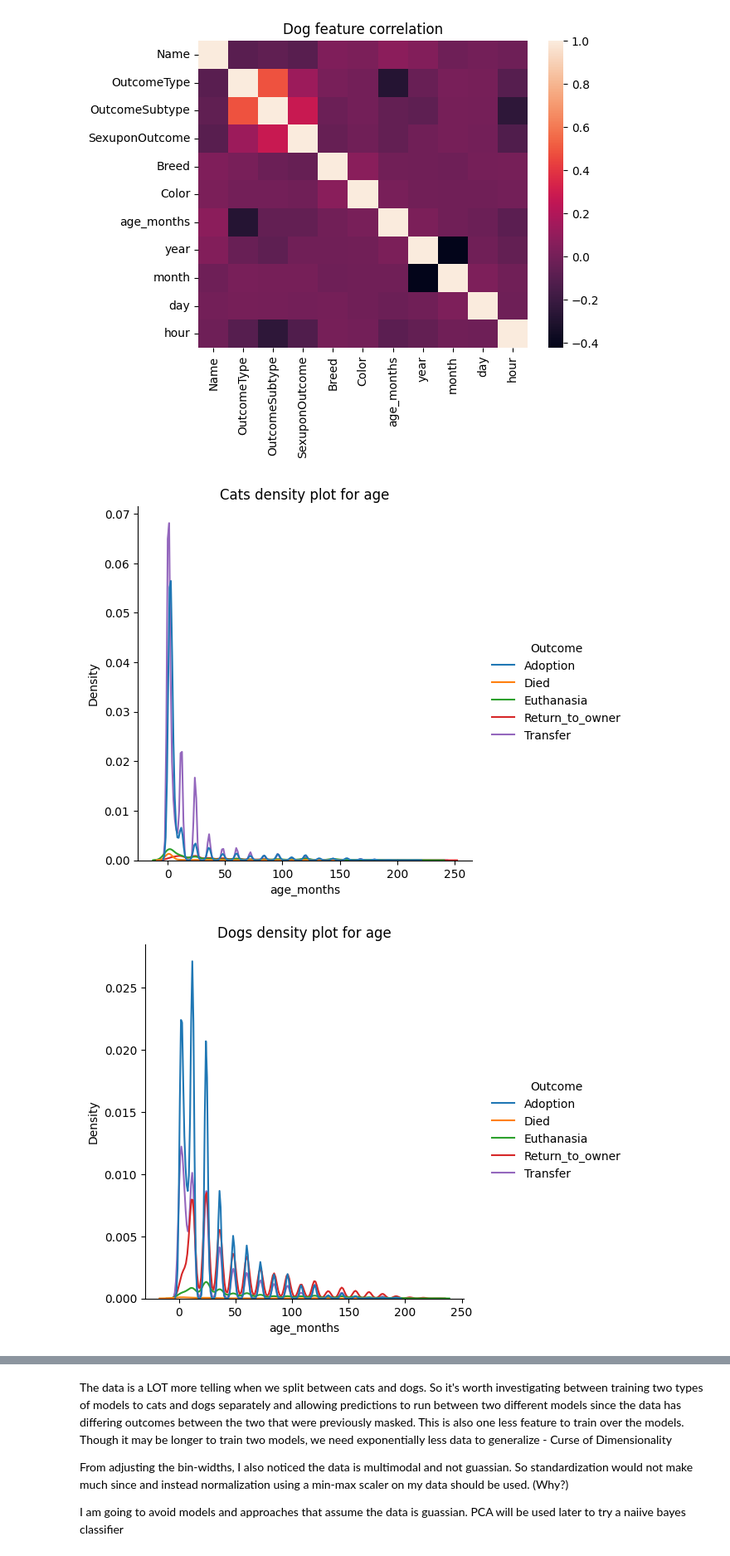
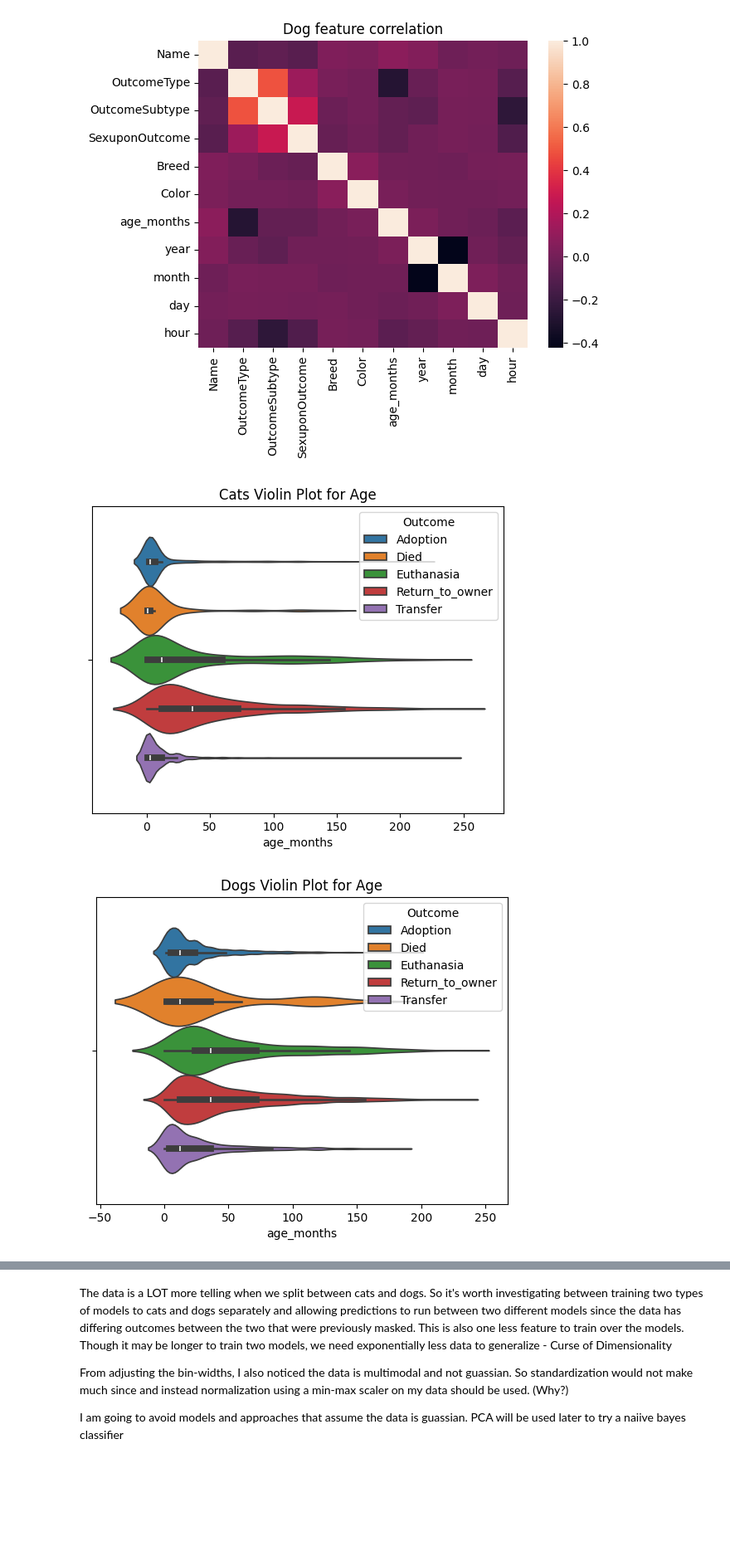
Before and after one commit to xVoidDevilx/ml-cs-ut, a Jupyter notebook: animal_shelter_ML.ipynb, the cells around one changed output, grey strips where cells are left out. Shown at 83% size. Drawn from its saved outputs; the diff is of its cells as text; code cells hidden in the pictures; blank space fills up the shorter version.

```diff
--- a/animal_shelter_ML.ipynb
+++ b/animal_shelter_ML.ipynb
@@ -579,6 +578,9 @@ sns.heatmap(corr)
 Looks like the outcome type is more correlated with outcome subtype and age. However, the outcome subtype is HEAVILY imbalanced. So not much can be concluded from the heat map alone
 # %%
 traindf['Outcome'] = unique_outcome_train[traindf['OutcomeType']]
-sns.countplot(traindf, x='SexuponOutcome', hue='Outcome')
+traindf['Sex'] = unique_sex_train[traindf['SexuponOutcome']]
+sns.countplot(traindf, x='Sex', stat='percent', hue='Outcome')
+plt.xticks(rotation=15)
+plt.title('Sex Relation to Outcome')
 plt.show()
 # %% [output]
@@ -619,8 +624,7 @@ sns.violinplot(data=traindf, x='hour', palette='dark:blue', hue='Outcome')
 [figure]
 # %%
 traindf['Subtype'] = unique_subtype_train[traindf['OutcomeSubtype']]
-sns.countplot(data=traindf, x='Subtype', hue='Outcome')
-plt.xticks(rotation=90)
-plt.yscale('log')
-traindf = traindf.drop(columns=["Subtype"])
+sns.countplot(data=traindf, y='Subtype', stat='count', hue='Outcome')
+plt.xscale('log')
+plt.title('Animal History Explaining Outcome')
 # %% [output]
@@ -628,2 +632,0 @@ traindf = traindf.drop(columns=["Subtype"])
-# %%
-traindf = traindf.drop(columns=['Outcome'])
@@ -658,23 +679,17 @@ plt.show()
 [figure]
 # %%
 # So that same hues get used across plots, sort
-cats['Outcome'] = unique_outcome_train[cats['OutcomeType']]
-dogs['Outcome'] = unique_outcome_train[dogs['OutcomeType']]
-
 cats.sort_values(by='Outcome', ascending=True, inplace=True)
 dogs.sort_values(by='Outcome', ascending=True, inplace=True)
 
-#binwidth set to 12 months for visualization
-sns.displot(cats, x='age_months', kind='kde', bw_adjust=0.3,
-            hue='Outcome')
-plt.title('Cats density plot for age')
+sns.violinplot(cats, x='age_months', hue='Outcome')
+plt.title('Cats Violin Plot for Age')
 plt.show()
-#binwidth set to 12 months for visualization
-sns.displot(dogs, x='age_months', kind='kde', bw_adjust=0.3,
-            hue='Outcome')
-plt.title('Dogs density plot for age')
+
+sns.violinplot(dogs, x='age_months', hue='Outcome')
+plt.title('Dogs Violin Plot for Age')
 plt.show()
 # %% [output]
-[figure, old version]
+[figure, new version]
-[figure, old version]
+[figure, new version]
 # %%
```
Also changed, not shown: parts of 101 cells of this notebook.
